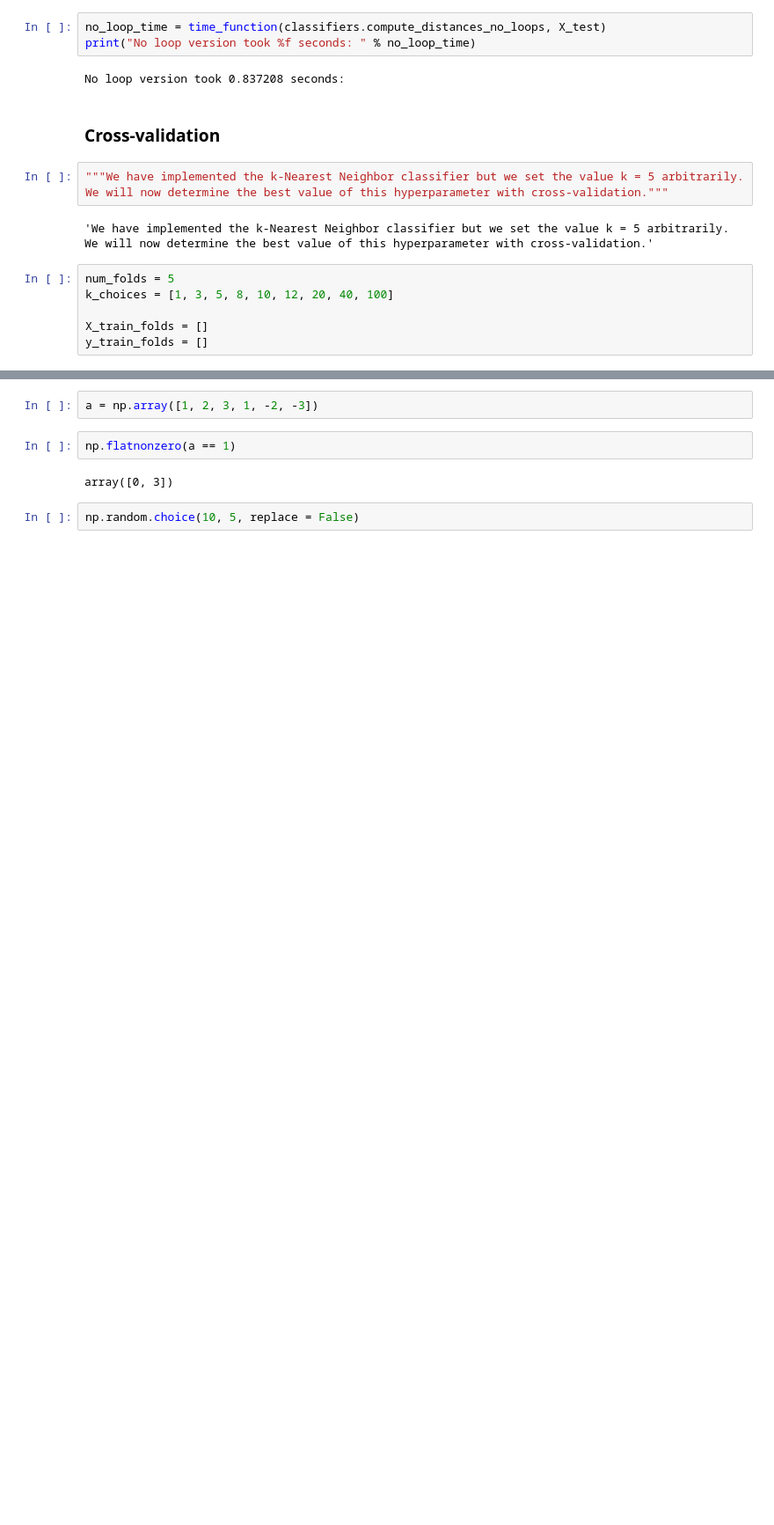
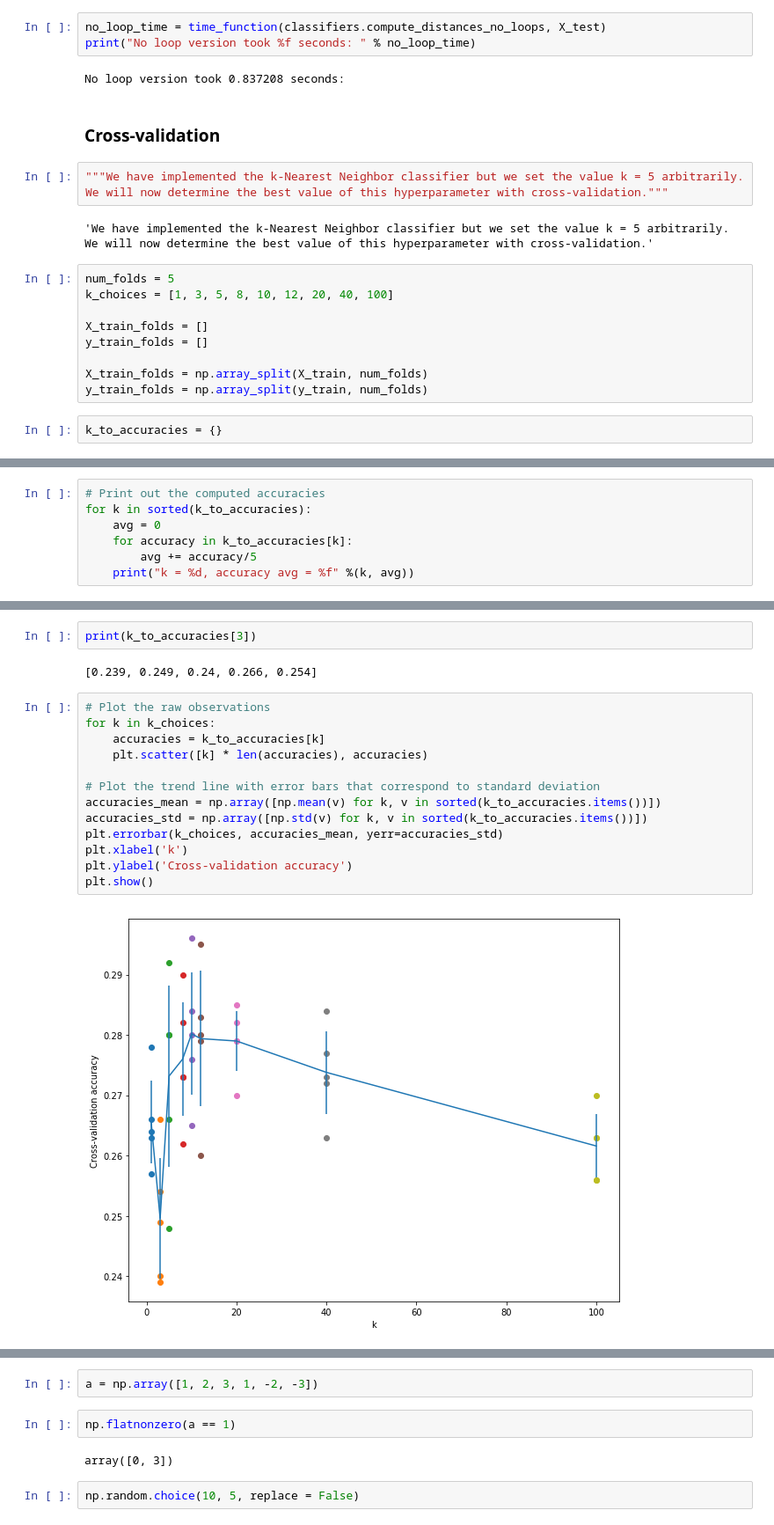
Before and after one commit to damvantai/CS231nConvolutional-Neural-Networks-for-Visual-Recognition-spring-2017, a Jupyter notebook: assignment-1/k-Nearest Neighbor (KNN) exercise.ipynb, the cells around one changed output, grey strips where cells are left out. Shown: that part at 88% size. Drawn from its saved outputs; the diff is of its cells as text; blank space fills up the shorter version.

Commit message:
fold dataset and plot

```diff
--- a/assignment-1/k-Nearest Neighbor (KNN) exercise.ipynb
+++ b/assignment-1/k-Nearest Neighbor (KNN) exercise.ipynb
@@ -232,3 +232,8 @@ k_choices = [1, 3, 5, 8, 10, 12, 20, 40, 100]
 
 X_train_folds = []
 y_train_folds = []
+
+X_train_folds = np.array_split(X_train, num_folds)
+y_train_folds = np.array_split(y_train, num_folds)
+# %%
+k_to_accuracies = {}
@@ -234,0 +266,7 @@ y_train_folds = []
+# %%
+# Print out the computed accuracies
+for k in sorted(k_to_accuracies):
+    avg = 0
+    for accuracy in k_to_accuracies[k]:
+        avg += accuracy/5
+    print("k = %d, accuracy avg = %f" %(k, avg))
@@ -234,0 +287,19 @@ y_train_folds = []
+# %%
+print(k_to_accuracies[3])
+# %% [output]
+[0.239, 0.249, 0.24, 0.266, 0.254]
+# %%
+# Plot the raw observations
+for k in k_choices:
+    accuracies = k_to_accuracies[k]
+    plt.scatter([k] * len(accuracies), accuracies)
+
+# Plot the trend line with error bars that correspond to standard deviation
+accuracies_mean = np.array([np.mean(v) for k, v in sorted(k_to_accuracies.items())])
+accuracies_std = np.array([np.std(v) for k, v in sorted(k_to_accuracies.items())])
+plt.errorbar(k_choices, accuracies_mean, yerr=accuracies_std)
+plt.xlabel('k')
+plt.ylabel('Cross-validation accuracy')
+plt.show()
+# %% [output]
+[figure, added]
```
Also changed, not shown: parts of 6 cells of this notebook.
